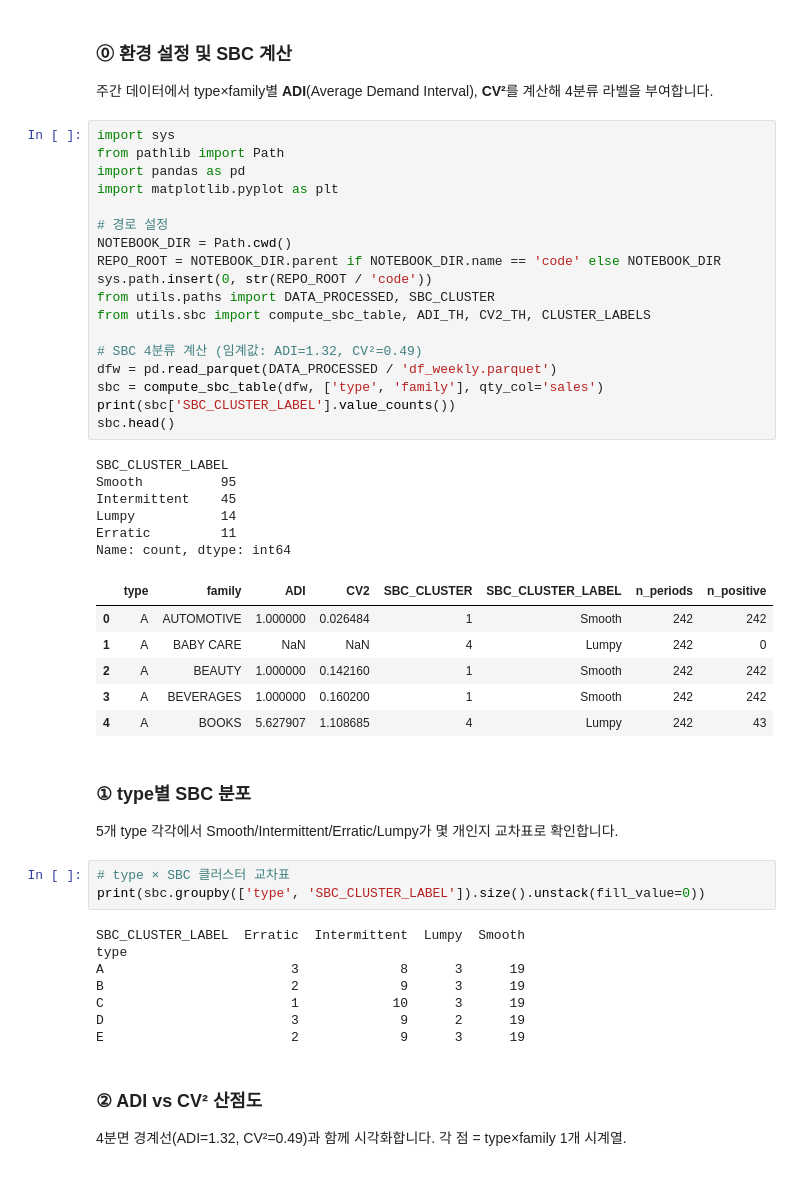
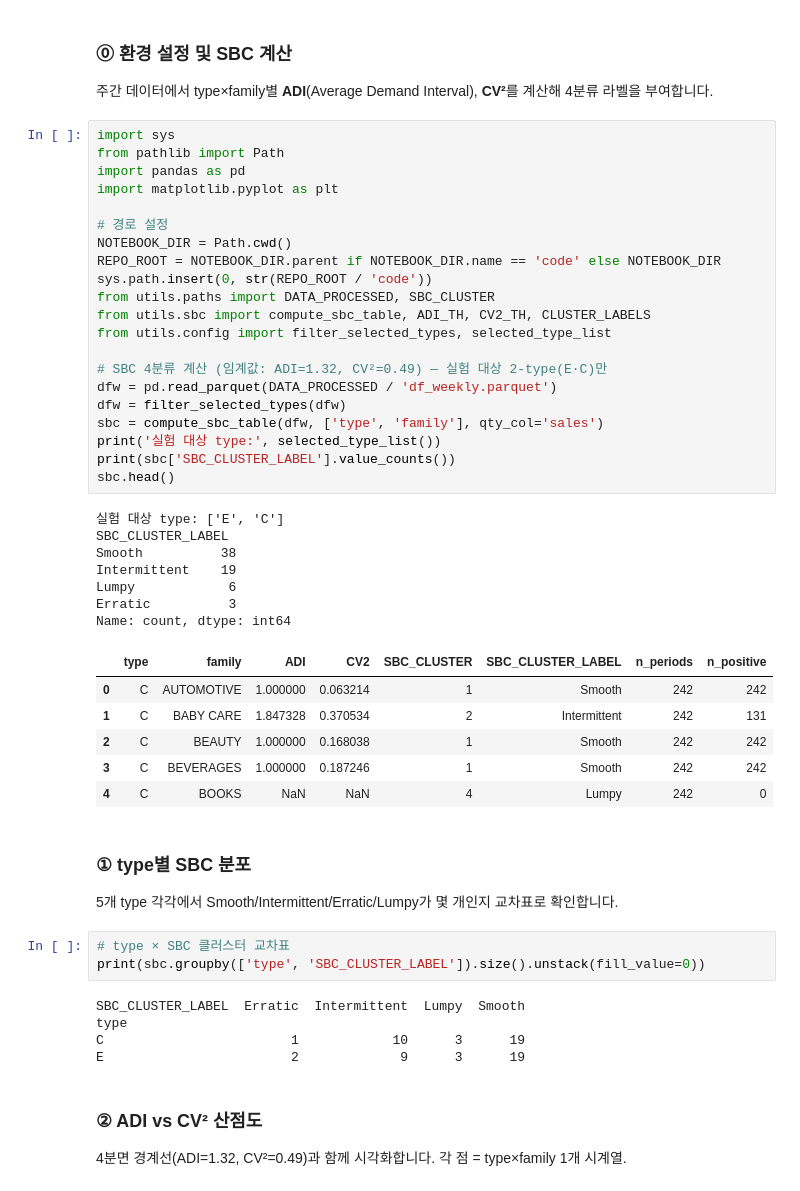
Before and after one commit to junghyuk-kim/ai-retail-demandforecasting, a Jupyter notebook: code/05_rule_base_분류.ipynb, the cells around one changed output. Saved outputs shown, nothing was run; the diff lists cells and outputs as text.

```diff
--- a/code/05_rule_base_분류.ipynb
+++ b/code/05_rule_base_분류.ipynb
@@ -18,34 +18,38 @@
 # %%
 import sys
 from pathlib import Path
 import pandas as pd
 import matplotlib.pyplot as plt
 
 # 경로 설정
 NOTEBOOK_DIR = Path.cwd()
 REPO_ROOT = NOTEBOOK_DIR.parent if NOTEBOOK_DIR.name == 'code' else NOTEBOOK_DIR
 sys.path.insert(0, str(REPO_ROOT / 'code'))
 from utils.paths import DATA_PROCESSED, SBC_CLUSTER
 from utils.sbc import compute_sbc_table, ADI_TH, CV2_TH, CLUSTER_LABELS
+from utils.config import filter_selected_types, selected_type_list
 
-# SBC 4분류 계산 (임계값: ADI=1.32, CV²=0.49)
+# SBC 4분류 계산 (임계값: ADI=1.32, CV²=0.49) — 실험 대상 2-type(E·C)만
 dfw = pd.read_parquet(DATA_PROCESSED / 'df_weekly.parquet')
+dfw = filter_selected_types(dfw)
 sbc = compute_sbc_table(dfw, ['type', 'family'], qty_col='sales')
+print('실험 대상 type:', selected_type_list())
 print(sbc['SBC_CLUSTER_LABEL'].value_counts())
 sbc.head()
 # %% [output]
+실험 대상 type: ['E', 'C']
 SBC_CLUSTER_LABEL
-Smooth          95
-Intermittent    45
-Lumpy           14
-Erratic         11
+Smooth          38
+Intermittent    19
+Lumpy            6
+Erratic          3
 Name: count, dtype: int64
 |  | type | family | ADI | CV2 | SBC_CLUSTER | SBC_CLUSTER_LABEL | n_periods | n_positive |
-| 0 | A | AUTOMOTIVE | 1.000000 | 0.026484 | 1 | Smooth | 242 | 242 |
-| 1 | A | BABY CARE | NaN | NaN | 4 | Lumpy | 242 | 0 |
-| 2 | A | BEAUTY | 1.000000 | 0.142160 | 1 | Smooth | 242 | 242 |
-| 3 | A | BEVERAGES | 1.000000 | 0.160200 | 1 | Smooth | 242 | 242 |
-| 4 | A | BOOKS | 5.627907 | 1.108685 | 4 | Lumpy | 242 | 43 |
+| 0 | C | AUTOMOTIVE | 1.000000 | 0.063214 | 1 | Smooth | 242 | 242 |
+| 1 | C | BABY CARE | 1.847328 | 0.370534 | 2 | Intermittent | 242 | 131 |
+| 2 | C | BEAUTY | 1.000000 | 0.168038 | 1 | Smooth | 242 | 242 |
+| 3 | C | BEVERAGES | 1.000000 | 0.187246 | 1 | Smooth | 242 | 242 |
+| 4 | C | BOOKS | NaN | NaN | 4 | Lumpy | 242 | 0 |
 # %% [markdown]
 ### ① type별 SBC 분포
 
@@ -56,10 +60,7 @@ print(sbc.groupby(['type', 'SBC_CLUSTER_LABEL']).size().unstack(fill_value=0))
 # %% [output]
 SBC_CLUSTER_LABEL  Erratic  Intermittent  Lumpy  Smooth
 type
-A                        3             8      3      19
-B                        2             9      3      19
 C                        1            10      3      19
-D                        3             9      2      19
 E                        2             9      3      19
 # %% [markdown]
 ### ② ADI vs CV² 산점도
```
Also changed, not shown: parts of 2 cells of this notebook.
